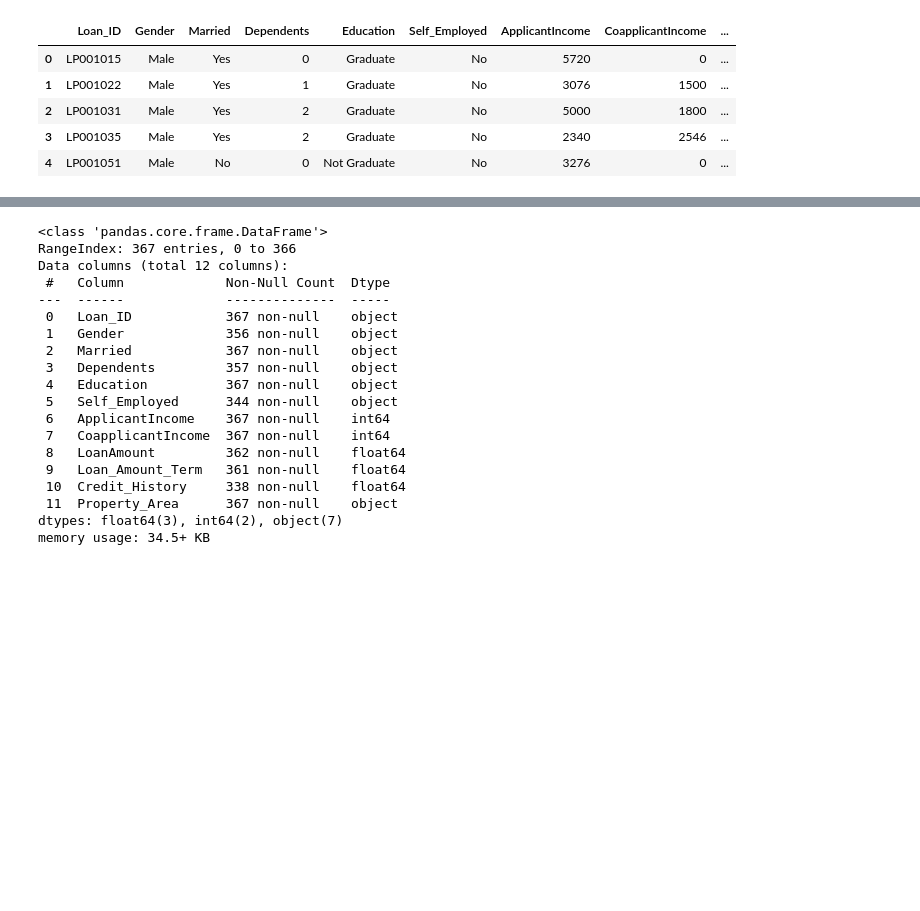
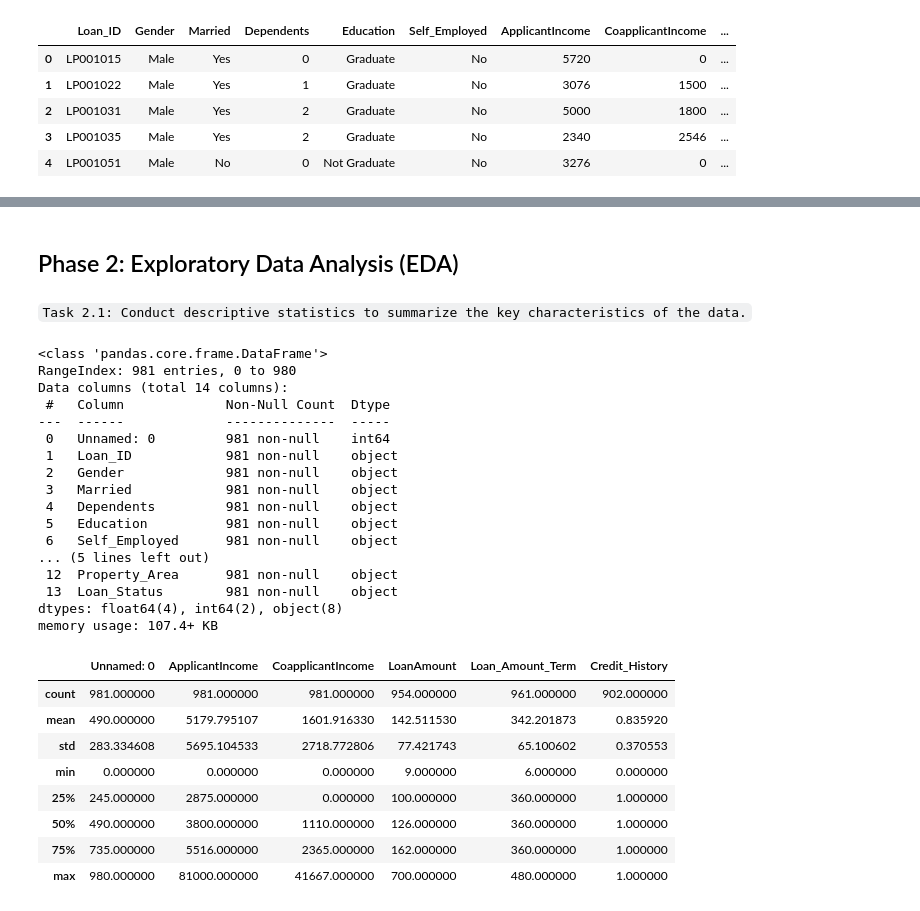
Before and after one commit to RIDOX-AIeNG/BACKEND-AI, a Jupyter notebook: TASK FOLDER/Task25.ipynb, the cells around one changed output, grey strips where cells are left out. Cells and saved outputs as stored; diff of their text form; code cells hidden in the pictures; blank space fills up the shorter version.

Commit message:
task 25 under construction

```diff
--- a/TASK FOLDER/Task25.ipynb
+++ b/TASK FOLDER/Task25.ipynb
@@ -92,23 +151,37 @@ ValueError: Must specify a fill 'value' or 'method'.
+# %% [markdown]
+## Phase 2: Exploratory Data Analysis (EDA)
+# %% [markdown]
+`Task 2.1: Conduct descriptive statistics to summarize the key characteristics of the data.`
 # %%
-hl.info()
+df.info()
 # %% [output]
 <class 'pandas.core.frame.DataFrame'>
-RangeIndex: 367 entries, 0 to 366
-Data columns (total 12 columns):
+RangeIndex: 981 entries, 0 to 980
+Data columns (total 14 columns):
  #   Column             Non-Null Count  Dtype
 ---  ------             --------------  -----
- 0   Loan_ID            367 non-null    object
- 1   Gender             356 non-null    object
- 2   Married            367 non-null    object
- 3   Dependents         357 non-null    object
- 4   Education          367 non-null    object
- 5   Self_Employed      344 non-null    object
- 6   ApplicantIncome    367 non-null    int64
- 7   CoapplicantIncome  367 non-null    int64
- 8   LoanAmount         362 non-null    float64
- 9   Loan_Amount_Term   361 non-null    float64
- 10  Credit_History     338 non-null    float64
- 11  Property_Area      367 non-null    object
-dtypes: float64(3), int64(2), object(7)
-memory usage: 34.5+ KB
+ 0   Unnamed: 0         981 non-null    int64
+ 1   Loan_ID            981 non-null    object
+ 2   Gender             981 non-null    object
+ 3   Married            981 non-null    object
+ 4   Dependents         981 non-null    object
+ 5   Education          981 non-null    object
+ 6   Self_Employed      981 non-null    object
+... (5 lines left out)
+ 12  Property_Area      981 non-null    object
+ 13  Loan_Status        981 non-null    object
+dtypes: float64(4), int64(2), object(8)
+memory usage: 107.4+ KB
+# %%
+df.describe()
+# %% [output]
+|  | Unnamed: 0 | ApplicantIncome | CoapplicantIncome | LoanAmount | Loan_Amount_Term | Credit_History |
+| count | 981.000000 | 981.000000 | 981.000000 | 954.000000 | 961.000000 | 902.000000 |
+| mean | 490.000000 | 5179.795107 | 1601.916330 | 142.511530 | 342.201873 | 0.835920 |
+| std | 283.334608 | 5695.104533 | 2718.772806 | 77.421743 | 65.100602 | 0.370553 |
+| min | 0.000000 | 0.000000 | 0.000000 | 9.000000 | 6.000000 | 0.000000 |
+| 25% | 245.000000 | 2875.000000 | 0.000000 | 100.000000 | 360.000000 | 1.000000 |
+| 50% | 490.000000 | 3800.000000 | 1110.000000 | 126.000000 | 360.000000 | 1.000000 |
+| 75% | 735.000000 | 5516.000000 | 2365.000000 | 162.000000 | 360.000000 | 1.000000 |
+| max | 980.000000 | 81000.000000 | 41667.000000 | 700.000000 | 480.000000 | 1.000000 |
 # %%
```
Also changed, not shown: parts of 26 cells of this notebook, 1 other file.
